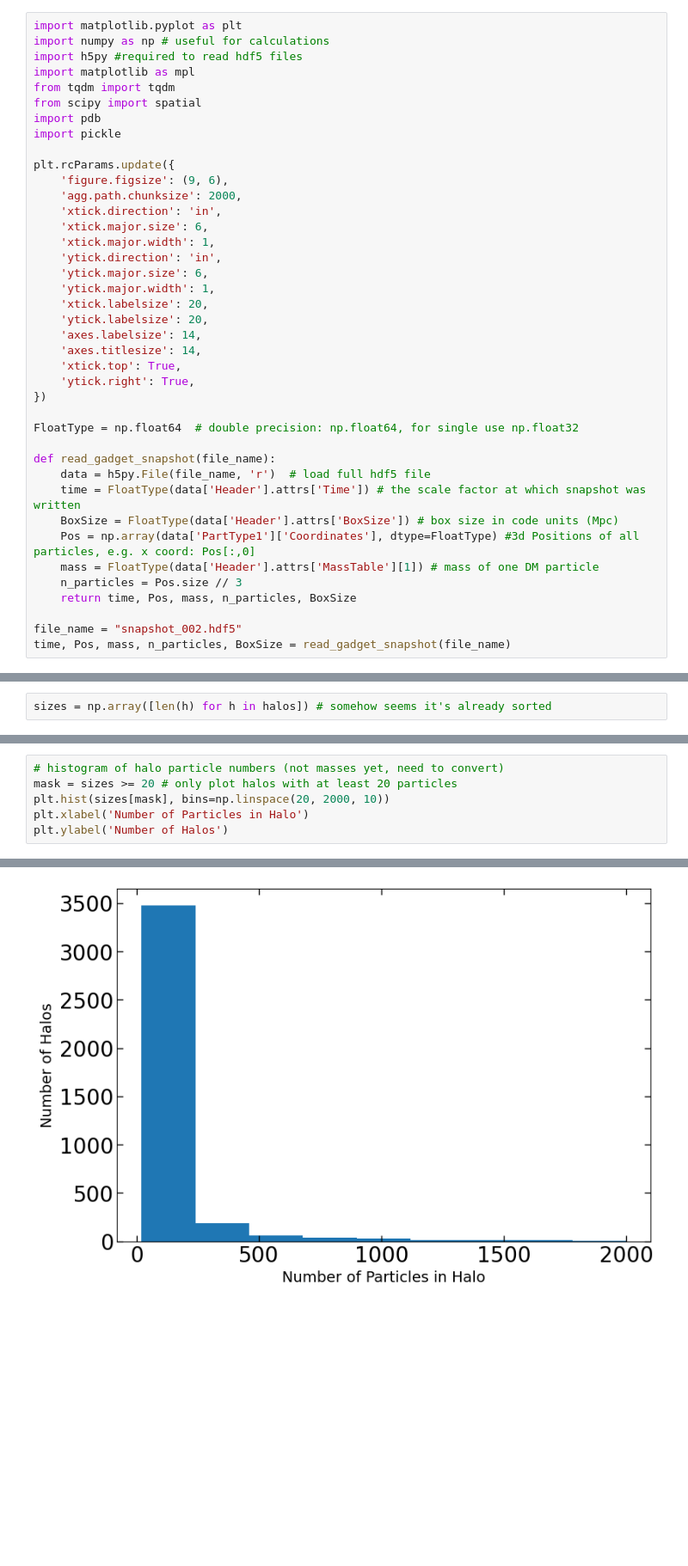
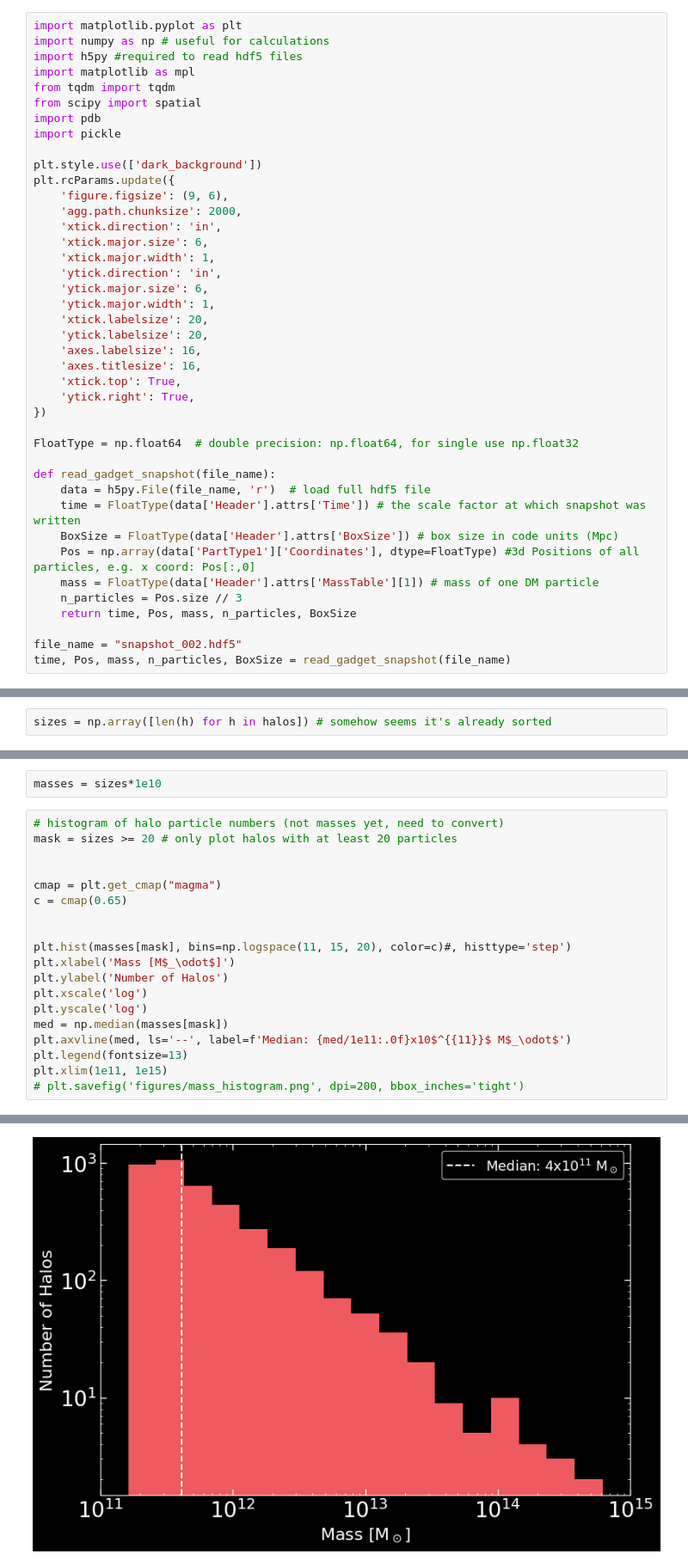
Before and after one commit to malinadesai/astroII_numproj, a Jupyter notebook: halo_analysis.ipynb, the cells around one changed output, grey strips where cells are left out. Shown at 86% size. Saved outputs shown, nothing was run; the diff lists cells and outputs as text; blank space fills up the shorter version.

Commit message:
finalize halo mass function

```diff
--- a/halo_analysis.ipynb
+++ b/halo_analysis.ipynb
@@ -8,6 +8,7 @@ from scipy import spatial
 import pdb
 import pickle
 
+plt.style.use(['dark_background'])
 plt.rcParams.update({
     'figure.figsize': (9, 6),
     'agg.path.chunksize': 2000,
@@ -19,8 +20,8 @@ plt.rcParams.update({
     'ytick.major.width': 1,
     'xtick.labelsize': 20,
     'ytick.labelsize': 20,
-    'axes.labelsize': 14,
-    'axes.titlesize': 14,
+    'axes.labelsize': 16,
+    'axes.titlesize': 16,
     'xtick.top': True,
     'ytick.right': True,
 })
@@ -67,7 +68,22 @@ Text(0, 0.5, '$y$ [Mpc]')
+# %%
+masses = sizes*1e10
 # %%
 # histogram of halo particle numbers (not masses yet, need to convert)
 mask = sizes >= 20 # only plot halos with at least 20 particles
-plt.hist(sizes[mask], bins=np.linspace(20, 2000, 10))
-plt.xlabel('Number of Particles in Halo')
+
+
+cmap = plt.get_cmap("magma")
+c = cmap(0.65)
+
+
+plt.hist(masses[mask], bins=np.logspace(11, 15, 20), color=c)#, histtype='step')
+plt.xlabel('Mass [M$_\odot$]')
 plt.ylabel('Number of Halos')
+plt.xscale('log')
+plt.yscale('log')
+med = np.median(masses[mask])
+plt.axvline(med, ls='--', label=f'Median: {med/1e11:.0f}x10$^{{11}}$ M$_\odot$')
+plt.legend(fontsize=13)
+plt.xlim(1e11, 1e15)
+# plt.savefig('figures/mass_histogram.png', dpi=200, bbox_inches='tight')
 # %% [output]
@@ -75 +90 @@ Text(0, 0.5, 'Number of Halos')
-[figure, old version]
+[figure, new version]
```
Also changed, not shown: parts of 2 cells of this notebook, 3 other files.
